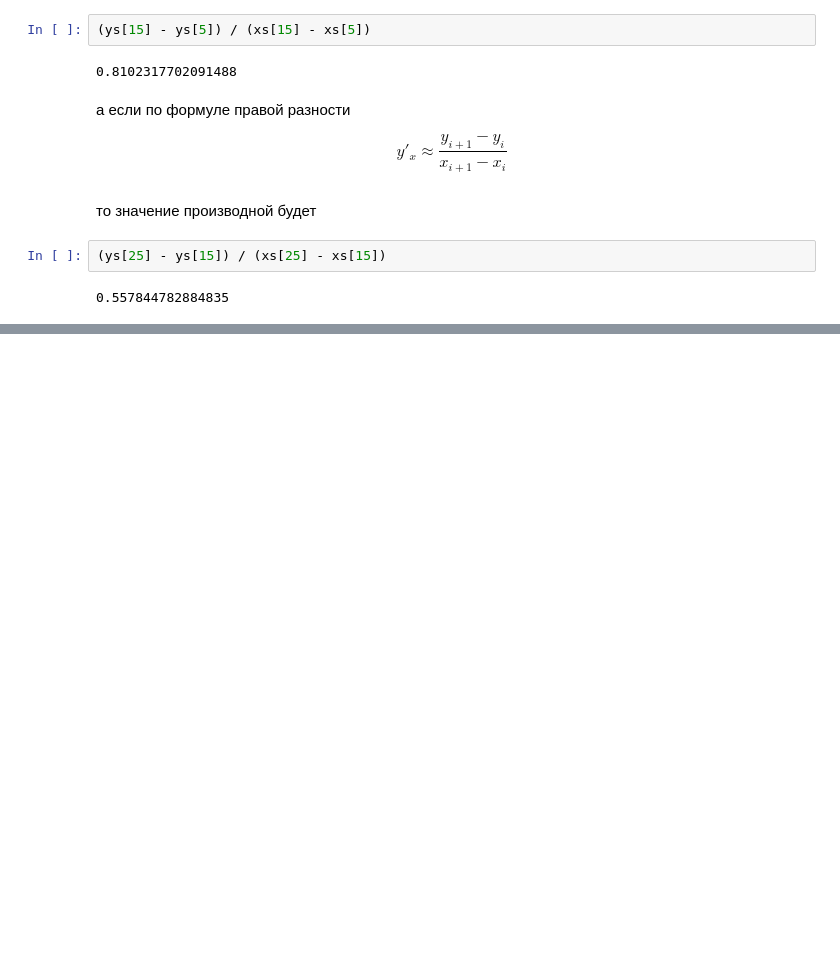
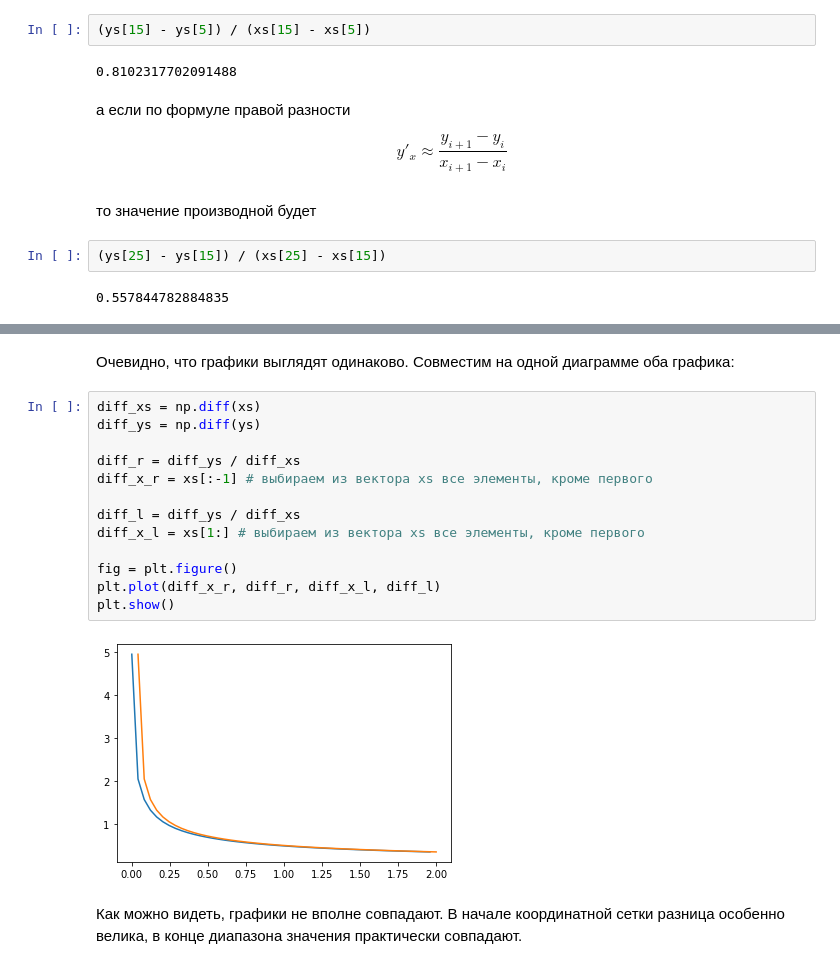
Before and after one commit to alsprogrammer/numerical_methods_course, a Jupyter notebook: Differentiate.ipynb, the cells around one changed output, grey strips where cells are left out. Cells and saved outputs as stored; diff of their text form; blank space fills up the shorter version.

```diff
--- a/Differentiate.ipynb
+++ b/Differentiate.ipynb
@@ -107,0 +155,20 @@ $$
+# %% [markdown]
+Очевидно, что графики выглядят одинаково. Совместим на одной диаграмме оба графика:
+# %%
+diff_xs = np.diff(xs)
+diff_ys = np.diff(ys)
+
+diff_r = diff_ys / diff_xs
+diff_x_r = xs[:-1] # выбираем из вектора xs все элементы, кроме первого
+
+diff_l = diff_ys / diff_xs
+diff_x_l = xs[1:] # выбираем из вектора xs все элементы, кроме первого
+
+fig = plt.figure()
+plt.plot(diff_x_r, diff_r, diff_x_l, diff_l)
+plt.show()
+# %% [output]
+[figure, added]
+# %% [markdown]
+Как можно видеть, графики не вполне совпадают. В начале координатной сетки разница особенно велика,
+в конце диапазона значения практически совпадают.
```
Also changed, not shown: parts of 10 cells of this notebook.
